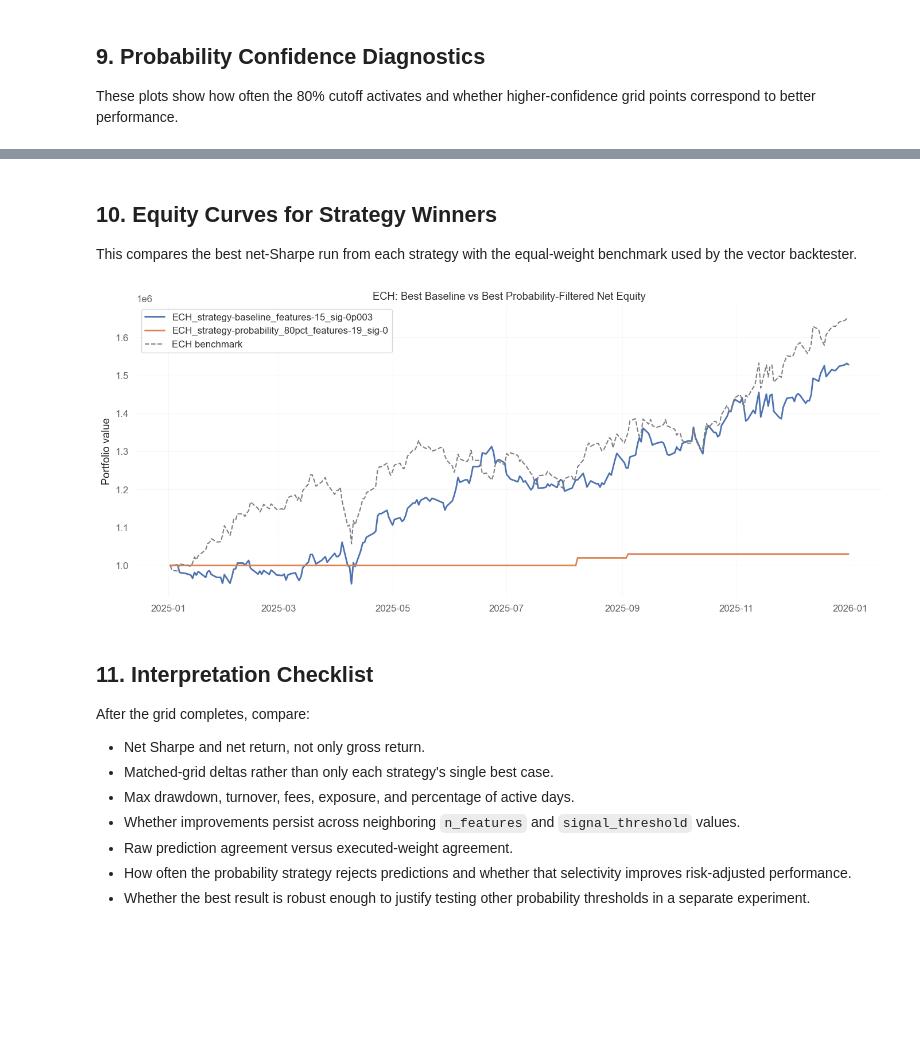
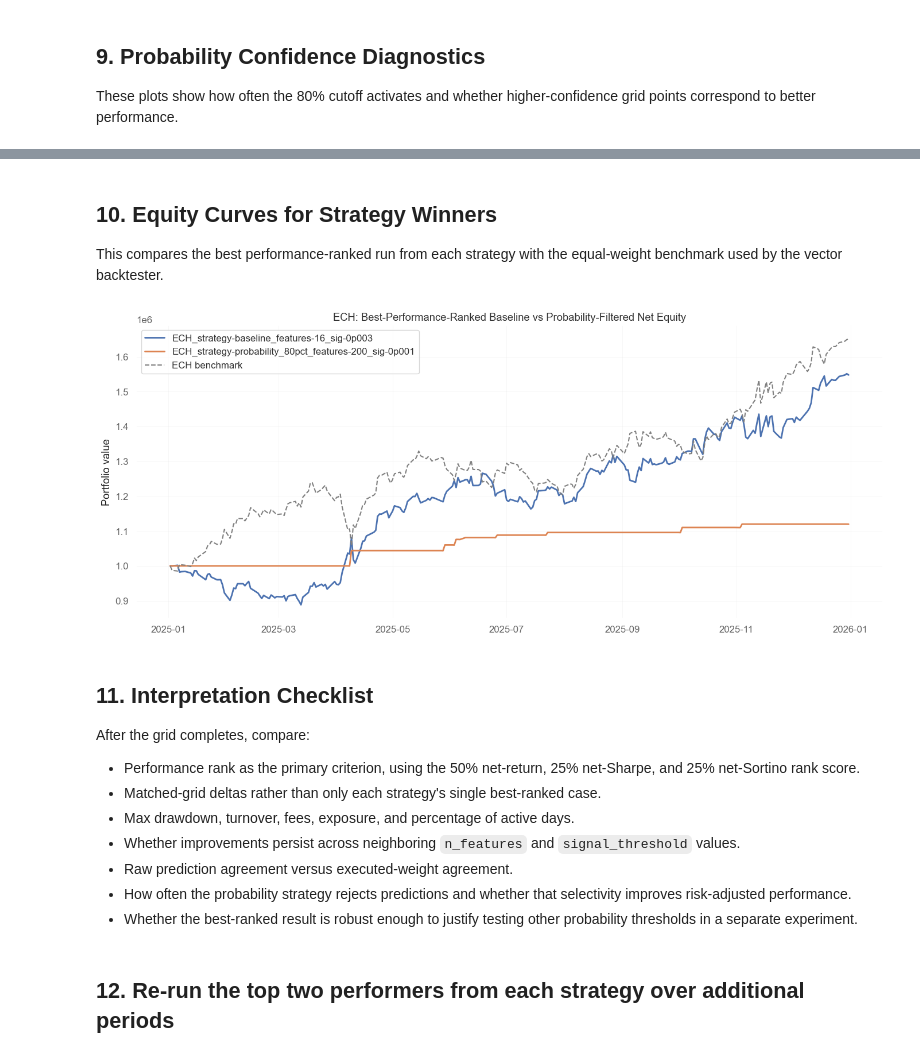
Before and after one commit to gabtopas88/Bluegrey, a Jupyter notebook: research/Mateo/ML_predictor/test_probability_strategy_comparison_0p80.ipynb, the cells around one changed output, grey strips where cells are left out. Saved outputs shown, nothing was run; the diff lists cells and outputs as text; code cells hidden in the pictures; blank space fills up the shorter version.

```diff
--- a/research/Mateo/ML_predictor/test_probability_strategy_comparison_0p80.ipynb
+++ b/research/Mateo/ML_predictor/test_probability_strategy_comparison_0p80.ipynb
@@ -187,7 +191,7 @@ def summarize_performance(
         "prediction_0_pct": prediction_counts.get(0.0, 0.0),
         "prediction_plus1_pct": prediction_counts.get(1.0, 0.0),
         "mean_max_probability": max_probability.mean(),
-        "median_max_probability": max_probability.median(),
+        "median_max_probability": (max_probability.median() if max_probability.notna().any() else np.nan),
         "passes_probability_threshold_pct": passed_filter.mean() * 100,
         "elapsed_seconds": elapsed_seconds,
     }
@@ -307,12 +311,22 @@ if RUN_GRID:
 metrics_df = pd.DataFrame(grid_metrics)
 errors_df = pd.DataFrame(grid_errors)
 
+metrics_df["net_return_rank"] = metrics_df["net_return_pct"].rank(method="min", ascending=False, na_option="bottom")
+metrics_df["net_sharpe_rank"] = metrics_df["net_sharpe"].rank(method="min", ascending=False, na_option="bottom")
+metrics_df["net_sortino_rank"] = metrics_df["net_sortino"].rank(method="min", ascending=False, na_option="bottom")
+metrics_df["performance_score"] = (
+    0.50 * metrics_df["net_return_rank"]
+    + 0.25 * metrics_df["net_sharpe_rank"]
+    + 0.25 * metrics_df["net_sortino_rank"]
+)
+metrics_df["performance_rank"] = metrics_df["performance_score"].rank(method="min", ascending=True).astype(int)
+
 if SAVE_ARTIFACTS and not metrics_df.empty:
     metrics_df.to_pickle(OUTPUT_DIR / "grid_metrics.pkl")
     metrics_df.to_csv(OUTPUT_DIR / "grid_metrics.csv", index=False)
 if SAVE_ARTIFACTS and not errors_df.empty:
     errors_df.to_csv(OUTPUT_DIR / "grid_errors.csv", index=False)
 
-display(metrics_df.sort_values("net_sharpe", ascending=False).head(10))
+display(metrics_df.sort_values(["performance_rank", "performance_score", "net_return_pct"], ascending=[True, True, False]).head(10))
 display(errors_df)
 # %% [output]
@@ -347,6 +420,8 @@ Inspect net Sharpe first, then net return, drawdown, fees, activity, and turnove
 # %%
 leaderboard_cols = [
-    "run_id", "strategy", "n_features", "signal_threshold", "probability_threshold",
+    "performance_rank", "performance_score", "run_id", "strategy",
+    "n_features", "signal_threshold", "probability_threshold",
+    "net_return_rank", "net_sharpe_rank", "net_sortino_rank",
     "net_return_pct", "gross_return_pct", "benchmark_return_pct", "excess_vs_benchmark_pct",
     "net_sharpe", "net_sortino", "max_drawdown_pct", "total_fees_paid",
     "win_rate_pct", "loss_rate_pct", "zero_rate_pct",
@@ -356,14 +431,16 @@ leaderboard_cols = [
     "passes_probability_threshold_pct", "elapsed_seconds",
 ]
 
-print("Best performers by NET SHARPE RATIO")
+print("Best performers by PERFORMANCE RANK")
+display(metrics_df[leaderboard_cols].sort_values(["performance_rank", "performance_score", "net_return_pct"], ascending=[True, True, False]).head(15).round(3))
+print("\nHighest NET RETURN (50% score component)")
+display(metrics_df[leaderboard_cols].sort_values("net_return_pct", ascending=False).head(15).round(3))
+print("\nHighest NET SHARPE RATIO (25% score component)")
 display(metrics_df[leaderboard_cols].sort_values("net_sharpe", ascending=False).head(15).round(3))
-print("\nBest performers by NET RETURN")
-display(metrics_df[leaderboard_cols].sort_values("net_return_pct", ascending=False).head(15).round(3))
-print("\nBest performers by MAX DRAWDOWN")
+print("\nSmallest MAX DRAWDOWN (secondary diagnostic)")
 display(metrics_df[leaderboard_cols].sort_values("max_drawdown_pct", ascending=False).head(15).round(3))
 
-best_by_strategy = metrics_df.sort_values("net_sharpe", ascending=False).groupby("strategy").head(1)
-print("\nBest net-Sharpe run from each strategy")
+best_by_strategy = metrics_df.sort_values(["performance_rank", "performance_score", "net_return_pct"], ascending=[True, True, False]).groupby("strategy").head(1)
+print("\nBest performance-ranked run from each strategy")
 display(best_by_strategy[leaderboard_cols].round(3))
 # %% [output]
@@ -700,41 +797,41 @@ display(confidence_grid.round(2))
 # %% [markdown]
 ## 10. Equity Curves for Strategy Winners
 
-This compares the best net-Sharpe run from each strategy with the equal-weight benchmark used by the vector backtester.
+This compares the best performance-ranked run from each strategy with the equal-weight benchmark used by the vector backtester.
 # %%
 fig, ax = plt.subplots(figsize=(14, 6))
 
 for _, row in best_by_strategy.iterrows():
     run_id = row["run_id"]
     stats = grid_artifacts[run_id]["stats"]
     ax.plot(stats.index, stats["net_equity"], label=run_id, linewidth=2)
 
 benchmark_stats = grid_artifacts[best_by_strategy.iloc[0]["run_id"]]["stats"]
 ax.plot(
     benchmark_stats.index,
     INITIAL_CAPITAL * benchmark_stats["cum_benchmark"],
     color="gray",
     linestyle="--",
     label=f"{SYMBOL} benchmark",
 )
 
-ax.set_title(f"{SYMBOL}: Best Baseline vs Best Probability-Filtered Net Equity")
+ax.set_title(f"{SYMBOL}: Best-Performance-Ranked Baseline vs Probability-Filtered Net Equity")
 ax.set_ylabel("Portfolio value")
 ax.legend()
 ax.grid(True, alpha=0.3)
 plt.tight_layout()
 plt.show()
 # %% [output]
-[figure, old version]
+[figure, new version]
 # %% [markdown]
 ## 11. Interpretation Checklist
 
 After the grid completes, compare:
 
-- Net Sharpe and net return, not only gross return.
-- Matched-grid deltas rather than only each strategy's single best case.
+- Performance rank as the primary criterion, using the 50% net-return, 25% net-Sharpe, and 25% net-Sortino rank score.
+- Matched-grid deltas rather than only each strategy's single best-ranked case.
 - Max drawdown, turnover, fees, exposure, and percentage of active days.
 - Whether improvements persist across neighboring `n_features` and `signal_threshold` values.
 - Raw prediction agreement versus executed-weight agreement.
 - How often the probability strategy rejects predictions and whether that selectivity improves risk-adjusted performance.
-- Whether the best result is robust enough to justify testing other probability thresholds in a separate experiment.
+- Whether the best-ranked result is robust enough to justify testing other probability thresholds in a separate experiment.
@@ -740,0 +841,2 @@ After the grid completes, compare:
+# %% [markdown]
+## 12. Re-run the top two performers from each strategy over additional periods
```
Also changed, not shown: parts of 23 cells of this notebook, 2 other files.
